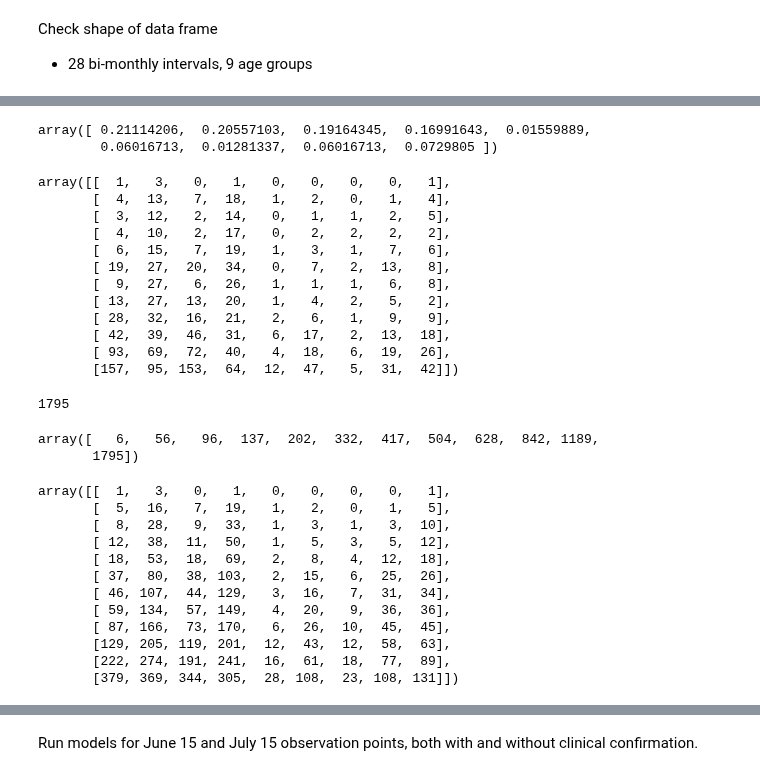
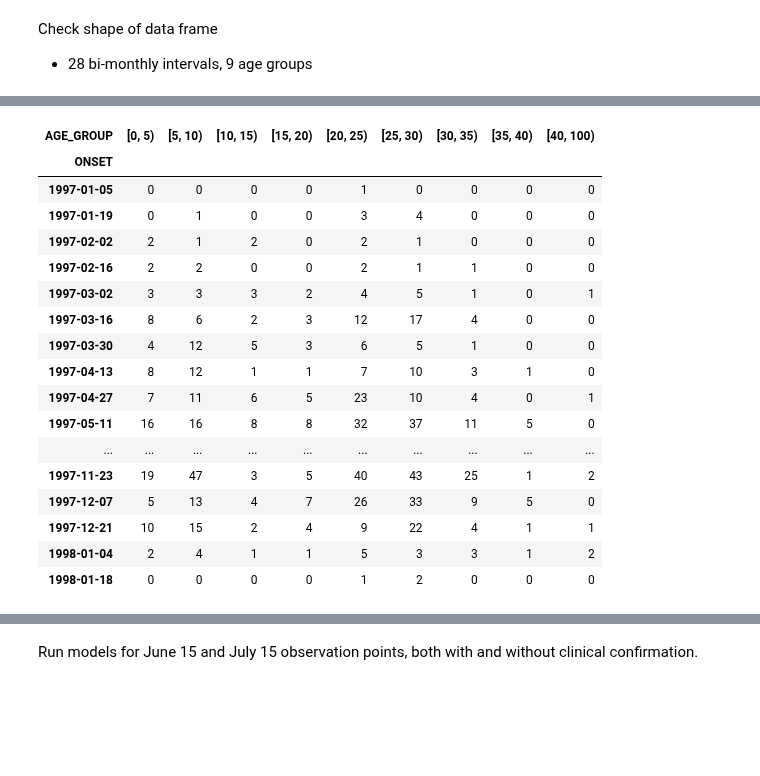
Before and after one commit to fonnesbeck/SaoPauloMeasles, a Jupyter notebook: Non-Spatial Measles Model (PyMC 3).ipynb, the cells around one changed output, grey strips where cells are left out. Saved outputs shown, nothing was run; the diff lists cells and outputs as text; code cells hidden in the pictures; blank space fills up the shorter version.

```diff
--- a/Non-Spatial Measles Model (PyMC 3).ipynb
+++ b/Non-Spatial Measles Model (PyMC 3).ipynb
@@ -345,44 +315,21 @@ I_obs_t = I_obs[obs_index]
-# %%
-np.sum(I_obs_t, (0)) / float(I_obs_t.sum())
-# %% [output]
-array([ 0.21114206,  0.20557103,  0.19164345,  0.16991643,  0.01559889,
-        0.06016713,  0.01281337,  0.06016713,  0.0729805 ])
-# %%
-I_obs_t
-# %% [output]
-array([[  1,   3,   0,   1,   0,   0,   0,   0,   1],
-       [  4,  13,   7,  18,   1,   2,   0,   1,   4],
-       [  3,  12,   2,  14,   0,   1,   1,   2,   5],
-       [  4,  10,   2,  17,   0,   2,   2,   2,   2],
-       [  6,  15,   7,  19,   1,   3,   1,   7,   6],
-       [ 19,  27,  20,  34,   0,   7,   2,  13,   8],
-       [  9,  27,   6,  26,   1,   1,   1,   6,   8],
-       [ 13,  27,  13,  20,   1,   4,   2,   5,   2],
-       [ 28,  32,  16,  21,   2,   6,   1,   9,   9],
-       [ 42,  39,  46,  31,   6,  17,   2,  13,  18],
-       [ 93,  69,  72,  40,   4,  18,   6,  19,  26],
-       [157,  95, 153,  64,  12,  47,   5,  31,  42]])
-# %%
-I_obs_t.sum((0,1))
-# %% [output]
-1795
-# %%
-I_obs_t.sum(1).cumsum()
-# %% [output]
-array([   6,   56,   96,  137,  202,  332,  417,  504,  628,  842, 1189,
-       1795])
-# %%
-I_obs_t.cumsum(0)
-# %% [output]
-array([[  1,   3,   0,   1,   0,   0,   0,   0,   1],
-       [  5,  16,   7,  19,   1,   2,   0,   1,   5],
-       [  8,  28,   9,  33,   1,   3,   1,   3,  10],
-       [ 12,  38,  11,  50,   1,   5,   3,   5,  12],
-       [ 18,  53,  18,  69,   2,   8,   4,  12,  18],
-       [ 37,  80,  38, 103,   2,  15,   6,  25,  26],
-       [ 46, 107,  44, 129,   3,  16,   7,  31,  34],
-       [ 59, 134,  57, 149,   4,  20,   9,  36,  36],
-       [ 87, 166,  73, 170,   6,  26,  10,  45,  45],
-       [129, 205, 119, 201,  12,  43,  12,  58,  63],
-       [222, 274, 191, 241,  16,  61,  18,  77,  89],
-       [379, 369, 344, 305,  28, 108,  23, 108, 131]])
+# %%
+confirmed_counts_2w
+# %% [output]
+| AGE_GROUP | [0, 5) | [5, 10) | [10, 15) | [15, 20) | [20, 25) | [25, 30) | [30, 35) | [35, 40) | [40, 100) |
+| ONSET |  |  |  |  |  |  |  |  |  |
+| 1997-01-05 | 0 | 0 | 0 | 0 | 1 | 0 | 0 | 0 | 0 |
+| 1997-01-19 | 0 | 1 | 0 | 0 | 3 | 4 | 0 | 0 | 0 |
+| 1997-02-02 | 2 | 1 | 2 | 0 | 2 | 1 | 0 | 0 | 0 |
+| 1997-02-16 | 2 | 2 | 0 | 0 | 2 | 1 | 1 | 0 | 0 |
+| 1997-03-02 | 3 | 3 | 3 | 2 | 4 | 5 | 1 | 0 | 1 |
+| 1997-03-16 | 8 | 6 | 2 | 3 | 12 | 17 | 4 | 0 | 0 |
+| 1997-03-30 | 4 | 12 | 5 | 3 | 6 | 5 | 1 | 0 | 0 |
+| 1997-04-13 | 8 | 12 | 1 | 1 | 7 | 10 | 3 | 1 | 0 |
+| 1997-04-27 | 7 | 11 | 6 | 5 | 23 | 10 | 4 | 0 | 1 |
+| 1997-05-11 | 16 | 16 | 8 | 8 | 32 | 37 | 11 | 5 | 0 |
+| ... | ... | ... | ... | ... | ... | ... | ... | ... | ... |
+| 1997-11-23 | 19 | 47 | 3 | 5 | 40 | 43 | 25 | 1 | 2 |
+| 1997-12-07 | 5 | 13 | 4 | 7 | 26 | 33 | 9 | 5 | 0 |
+| 1997-12-21 | 10 | 15 | 2 | 4 | 9 | 22 | 4 | 1 | 1 |
+| 1998-01-04 | 2 | 4 | 1 | 1 | 5 | 3 | 3 | 1 | 2 |
+| 1998-01-18 | 0 | 0 | 0 | 0 | 1 | 2 | 0 | 0 | 0 |
```
Also changed, not shown: parts of 14 cells of this notebook, 1 other file.
